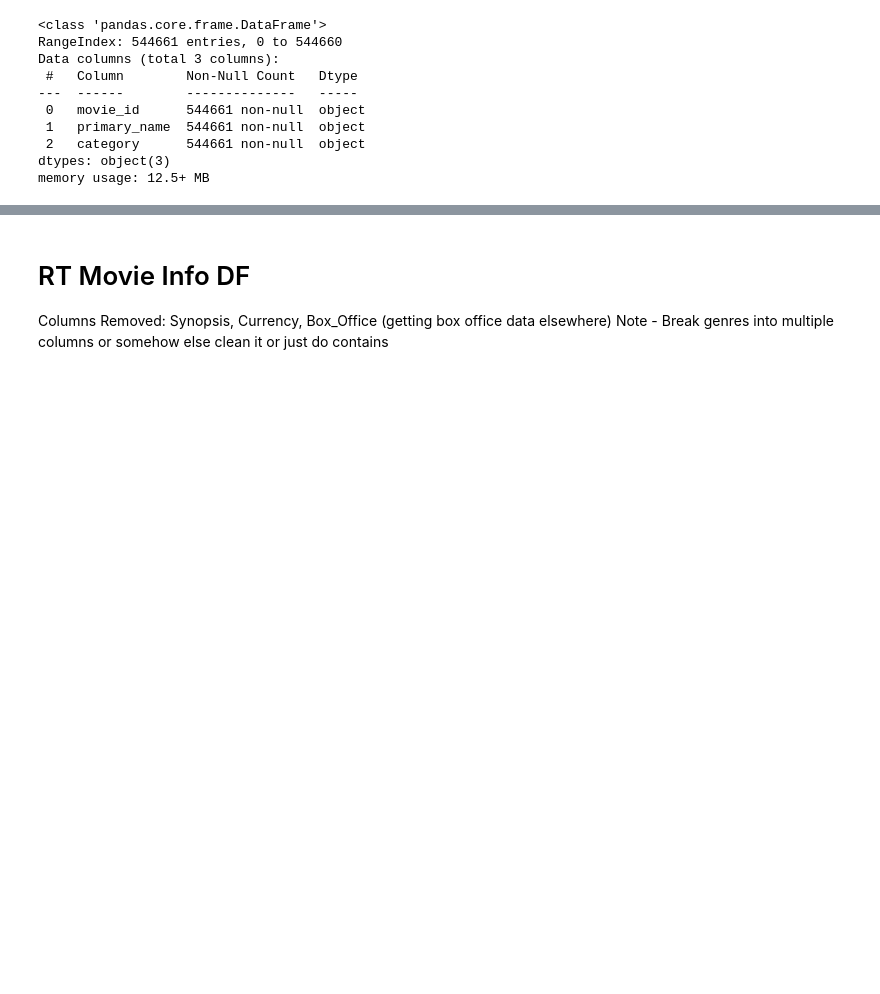
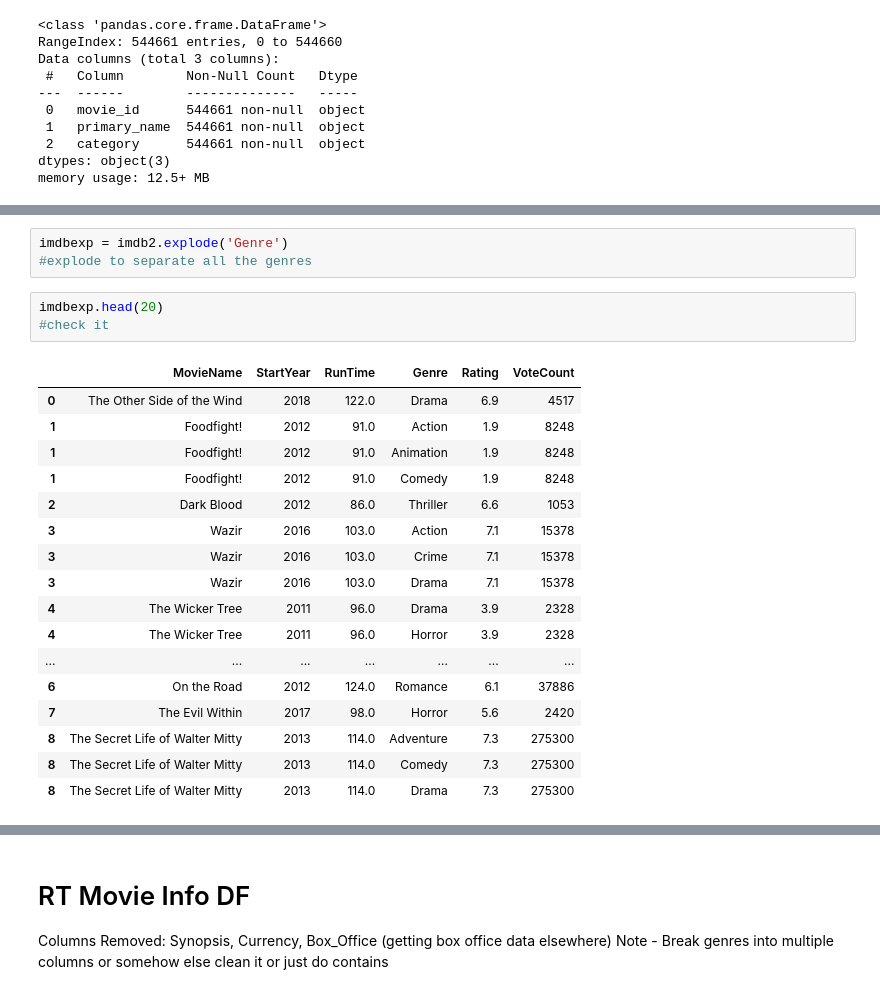
Before and after one commit to charlesmpan/FilmStudioMovieRec, a Jupyter notebook: final_notebook_cpan.ipynb, the cells around one changed output, grey strips where cells are left out. Saved outputs shown, nothing was run; the diff lists cells and outputs as text; blank space fills up the shorter version.

```diff
--- a/final_notebook_cpan.ipynb
+++ b/final_notebook_cpan.ipynb
@@ -483,0 +567,24 @@ memory usage: 12.5+ MB
+# %%
+imdbexp = imdb2.explode('Genre')
+#explode to separate all the genres
+# %%
+imdbexp.head(20)
+#check it
+# %% [output]
+|  | MovieName | StartYear | RunTime | Genre | Rating | VoteCount |
+| 0 | The Other Side of the Wind | 2018 | 122.0 | Drama | 6.9 | 4517 |
+| 1 | Foodfight! | 2012 | 91.0 | Action | 1.9 | 8248 |
+| 1 | Foodfight! | 2012 | 91.0 | Animation | 1.9 | 8248 |
+| 1 | Foodfight! | 2012 | 91.0 | Comedy | 1.9 | 8248 |
+| 2 | Dark Blood | 2012 | 86.0 | Thriller | 6.6 | 1053 |
+| 3 | Wazir | 2016 | 103.0 | Action | 7.1 | 15378 |
+| 3 | Wazir | 2016 | 103.0 | Crime | 7.1 | 15378 |
+| 3 | Wazir | 2016 | 103.0 | Drama | 7.1 | 15378 |
+| 4 | The Wicker Tree | 2011 | 96.0 | Drama | 3.9 | 2328 |
+| 4 | The Wicker Tree | 2011 | 96.0 | Horror | 3.9 | 2328 |
+| ... | ... | ... | ... | ... | ... | ... |
+| 6 | On the Road | 2012 | 124.0 | Romance | 6.1 | 37886 |
+| 7 | The Evil Within | 2017 | 98.0 | Horror | 5.6 | 2420 |
+| 8 | The Secret Life of Walter Mitty | 2013 | 114.0 | Adventure | 7.3 | 275300 |
+| 8 | The Secret Life of Walter Mitty | 2013 | 114.0 | Comedy | 7.3 | 275300 |
+| 8 | The Secret Life of Walter Mitty | 2013 | 114.0 | Drama | 7.3 | 275300 |
```
Also changed, not shown: parts of 26 cells of this notebook.
